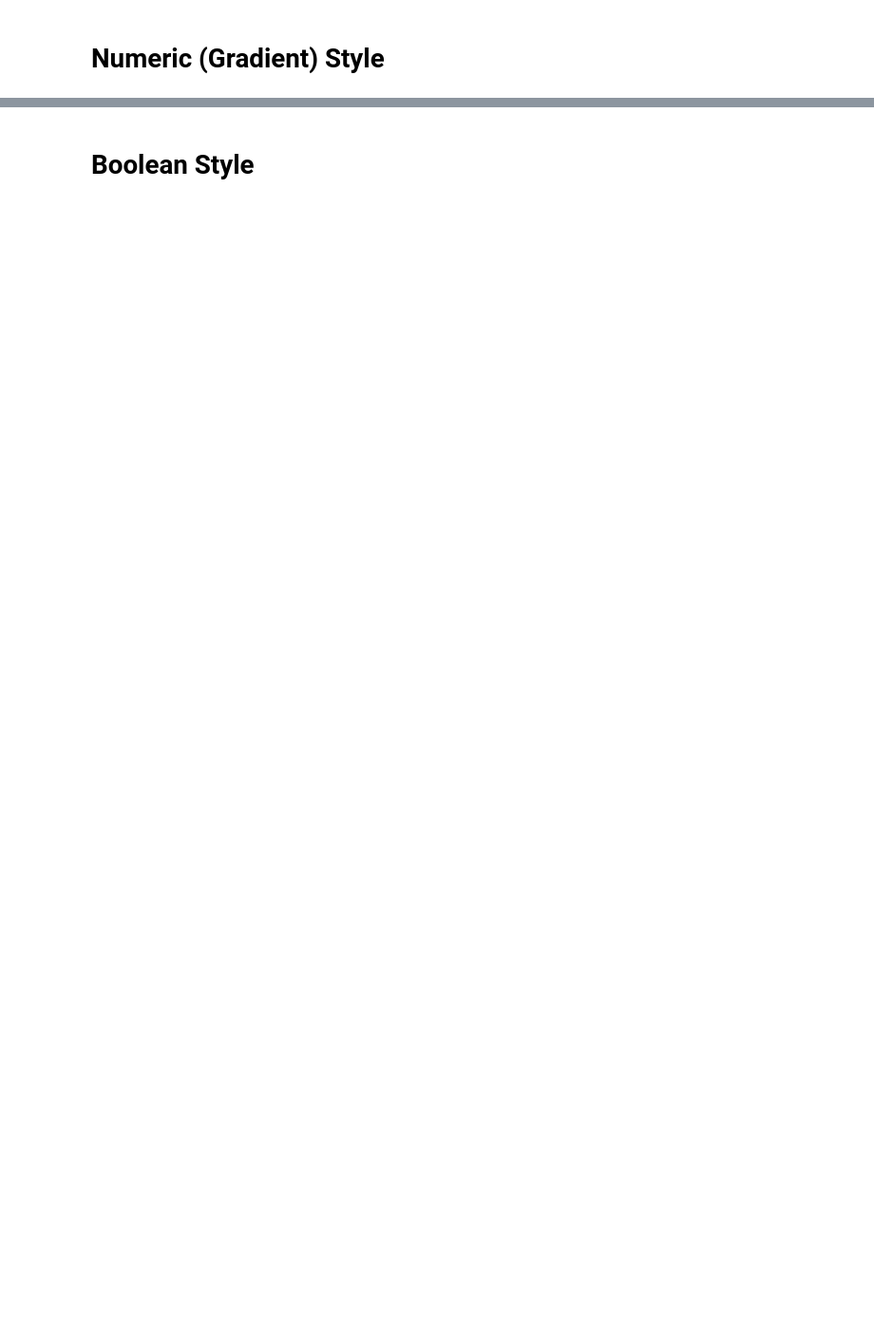
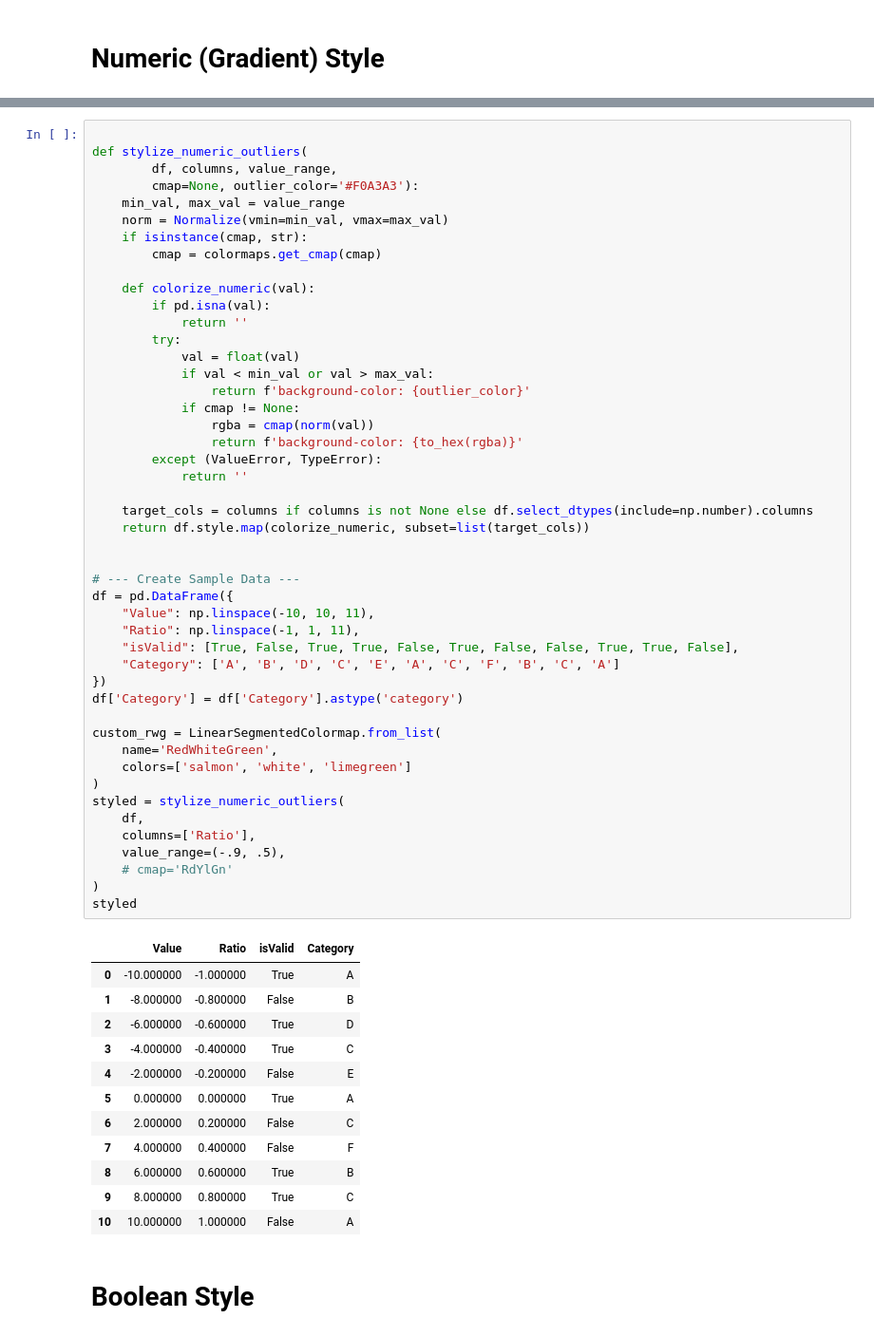
Before and after one commit to dougsgrott/data-science-studies, a Jupyter notebook: 2_exploratory_data_analysis/stylize_dataframes.ipynb, the cells around one changed output, grey strips where cells are left out. Shown at 95% size. Cells and saved outputs as stored; diff of their text form; blank space fills up the shorter version.

```diff
--- a/2_exploratory_data_analysis/stylize_dataframes.ipynb
+++ b/2_exploratory_data_analysis/stylize_dataframes.ipynb
@@ -61,2 +65,62 @@ styled
+# %%
+
+def stylize_numeric_outliers(
+        df, columns, value_range,
+        cmap=None, outlier_color='#F0A3A3'):
+    min_val, max_val = value_range
+    norm = Normalize(vmin=min_val, vmax=max_val)
+    if isinstance(cmap, str):
+        cmap = colormaps.get_cmap(cmap)
+
+    def colorize_numeric(val):
+        if pd.isna(val):
+            return ''
+        try:
+            val = float(val)
+            if val < min_val or val > max_val:
+                return f'background-color: {outlier_color}'
+            if cmap != None:
+                rgba = cmap(norm(val))
+                return f'background-color: {to_hex(rgba)}'
+        except (ValueError, TypeError):
+            return ''
+
+    target_cols = columns if columns is not None else df.select_dtypes(include=np.number).columns
+    return df.style.map(colorize_numeric, subset=list(target_cols))
+
+
+# --- Create Sample Data ---
+df = pd.DataFrame({
+    "Value": np.linspace(-10, 10, 11),
+    "Ratio": np.linspace(-1, 1, 11),
+    "isValid": [True, False, True, True, False, True, False, False, True, True, False],
+    "Category": ['A', 'B', 'D', 'C', 'E', 'A', 'C', 'F', 'B', 'C', 'A']
+})
+df['Category'] = df['Category'].astype('category')
+
+custom_rwg = LinearSegmentedColormap.from_list(
+    name='RedWhiteGreen',
+    colors=['salmon', 'white', 'limegreen']
+)
+styled = stylize_numeric_outliers(
+    df,
+    columns=['Ratio'],
+    value_range=(-.9, .5),
+    # cmap='RdYlGn'
+)
+styled
+# %% [output]
+|  | Value | Ratio | isValid | Category |
+| 0 | -10.000000 | -1.000000 | True | A |
+| 1 | -8.000000 | -0.800000 | False | B |
+| 2 | -6.000000 | -0.600000 | True | D |
+| 3 | -4.000000 | -0.400000 | True | C |
+| 4 | -2.000000 | -0.200000 | False | E |
+| 5 | 0.000000 | 0.000000 | True | A |
+| 6 | 2.000000 | 0.200000 | False | C |
+| 7 | 4.000000 | 0.400000 | False | F |
+| 8 | 6.000000 | 0.600000 | True | B |
+| 9 | 8.000000 | 0.800000 | True | C |
+| 10 | 10.000000 | 1.000000 | False | A |
 # %% [markdown]
 # Boolean Style
```
Also changed, not shown: parts of 8 cells of this notebook, 32 other files.
